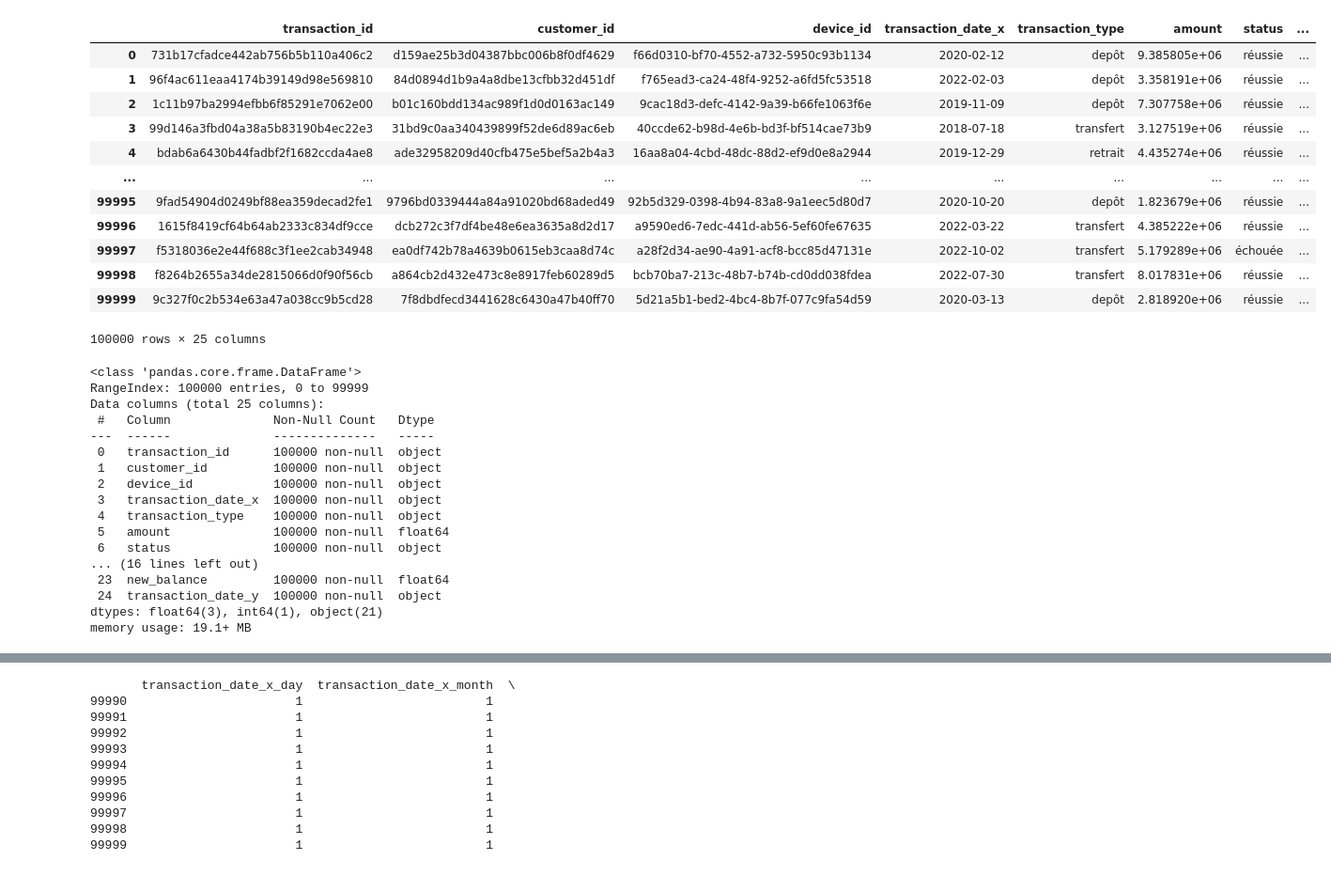
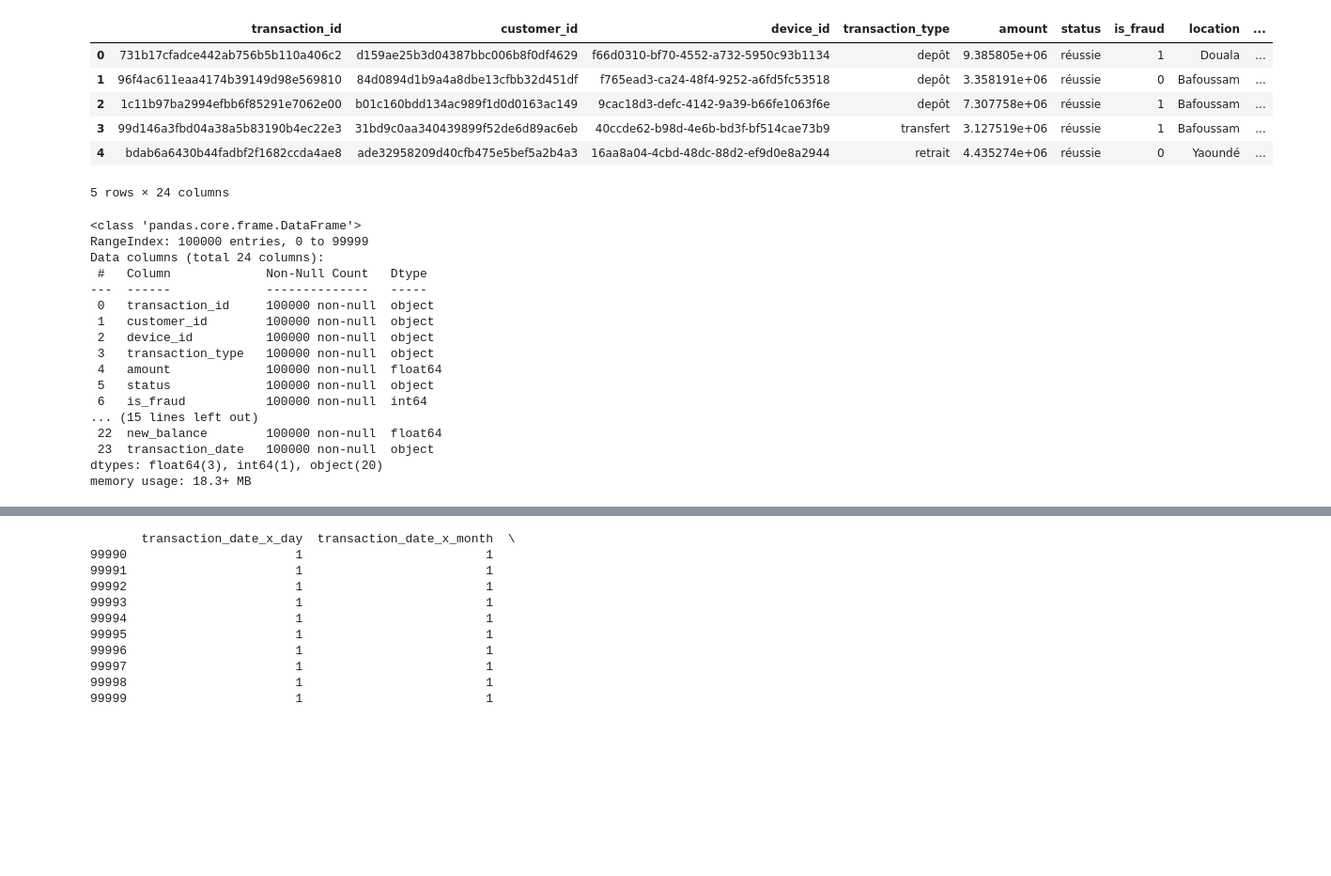
Before and after one commit to StephTess/Detection_des_fraudes_dans_les_transactions, a Jupyter notebook: notebooks/modele.ipynb, the cells around one changed output, grey strips where cells are left out. Shown at 94% size. Cells and saved outputs as stored; diff of their text form; code cells hidden in the pictures; blank space fills up the shorter version.

```diff
--- a/notebooks/modele.ipynb
+++ b/notebooks/modele.ipynb
@@ -12,16 +13,14 @@ from sklearn.feature_selection import mutual_info_regression
 conn = sqlite3.connect('../Datas/db/fraude_detection_warehouse_.db')
 # %%
 # Extraction des tables
-tables = {
-    'alerts': pd.read_sql_query("SELECT * FROM alerts", conn),
-    'customers': pd.read_sql_query("SELECT * FROM customers", conn),
-    'devices': pd.read_sql_query("SELECT * FROM devices", conn),
-    'transaction_history': pd.read_sql_query("SELECT * FROM transaction_history", conn),
-    'transaction_patterns': pd.read_sql_query("SELECT * FROM transaction_patterns", conn),
-    'transactions': pd.read_sql_query("SELECT * FROM transactions", conn)
-}
+alert = pd.read_sql_query("SELECT * FROM alerts", conn)
+customers = pd.read_sql_query("SELECT * FROM customers", conn)
+devices = pd.read_sql_query("SELECT * FROM devices", conn)
+transaction_history = pd.read_sql_query("SELECT * FROM transaction_history", conn)
+transaction_patterns= pd.read_sql_query("SELECT * FROM transaction_patterns", conn)
+transactions = pd.read_sql_query("SELECT * FROM transactions", conn)
 
-tables['alerts']
+alert.head()
 # %% [output]
 |  | alert_id | transaction_id | alert_date | alert_type | alert_status | description |
 | 0 | 51a83841-582a-49f0-b1b7-534b593f02d8 | 19a371c6131c4fadaaa4b59555d41927 | 2022-04-25 03:40:24 | large transaction | closed | Woman life might health ever stat... |
@@ -39,41 +31,35 @@ tables['alerts']
 # %%
 # Fusion des tables
-df1 = tables['transactions'].merge(tables['customers'], on='customer_id', how='left').drop(columns=['first_name', 'last_name'])
-df2 = df1.merge(tables['devices'], on='device_id', how='left')
-df3 = df2.merge(tables['transaction_history'], on=['customer_id', 'transaction_id'], how='left')
+df1 = transactions.merge(customers, on='customer_id', how='left').drop(columns=['first_name', 'last_name', 'transaction_date'])
+df2 = df1.merge(devices, on='device_id', how='left')
+df3 = df2.merge(transaction_history, on=['customer_id', 'transaction_id'], how='left')
 
-df3
+df3.head()
 # %% [output]
-|  | transaction_id | customer_id | device_id | transaction_date_x | transaction_type | amount | status | ... |
-| 0 | 731b17cfadce442ab756b5b110a406c2 | d159ae25b3d04387bbc006b8f0df4629 | f66d0310-bf70-4552-a732-5950c93b1134 | 2020-02-12 | depôt | 9.385805e+06 | réussie | ... |
-| 1 | 96f4ac611eaa4174b39149d98e569810 | 84d0894d1b9a4a8dbe13cfbb32d451df | f765ead3-ca24-48f4-9252-a6fd5fc53518 | 2022-02-03 | depôt | 3.358191e+06 | réussie | ... |
-| 2 | 1c11b97ba2994efbb6f85291e7062e00 | b01c160bdd134ac989f1d0d0163ac149 | 9cac18d3-defc-4142-9a39-b66fe1063f6e | 2019-11-09 | depôt | 7.307758e+06 | réussie | ... |
-| 3 | 99d146a3fbd04a38a5b83190b4ec22e3 | 31bd9c0aa340439899f52de6d89ac6eb | 40ccde62-b98d-4e6b-bd3f-bf514cae73b9 | 2018-07-18 | transfert | 3.127519e+06 | réussie | ... |
-| 4 | bdab6a6430b44fadbf2f1682ccda4ae8 | ade32958209d40cfb475e5bef5a2b4a3 | 16aa8a04-4cbd-48dc-88d2-ef9d0e8a2944 | 2019-12-29 | retrait | 4.435274e+06 | réussie | ... |
-| ... | ... | ... | ... | ... | ... | ... | ... | ... |
-| 99995 | 9fad54904d0249bf88ea359decad2fe1 | 9796bd0339444a84a91020bd68aded49 | 92b5d329-0398-4b94-83a8-9a1eec5d80d7 | 2020-10-20 | depôt | 1.823679e+06 | réussie | ... |
-| 99996 | 1615f8419cf64b64ab2333c834df9cce | dcb272c3f7df4be48e6ea3635a8d2d17 | a9590ed6-7edc-441d-ab56-5ef60fe67635 | 2022-03-22 | transfert | 4.385222e+06 | réussie | ... |
-| 99997 | f5318036e2e44f688c3f1ee2cab34948 | ea0df742b78a4639b0615eb3caa8d74c | a28f2d34-ae90-4a91-acf8-bcc85d47131e | 2022-10-02 | transfert | 5.179289e+06 | échouée | ... |
-| 99998 | f8264b2655a34de2815066d0f90f56cb | a864cb2d432e473c8e8917feb60289d5 | bcb70ba7-213c-48b7-b74b-cd0dd038fdea | 2022-07-30 | transfert | 8.017831e+06 | réussie | ... |
-| 99999 | 9c327f0c2b534e63a47a038cc9b5cd28 | 7f8dbdfecd3441628c6430a47b40ff70 | 5d21a5b1-bed2-4bc4-8b7f-077c9fa54d59 | 2020-03-13 | depôt | 2.818920e+06 | réussie | ... |
+|  | transaction_id | customer_id | device_id | transaction_type | amount | status | is_fraud | location | ... |
+| 0 | 731b17cfadce442ab756b5b110a406c2 | d159ae25b3d04387bbc006b8f0df4629 | f66d0310-bf70-4552-a732-5950c93b1134 | depôt | 9.385805e+06 | réussie | 1 | Douala | ... |
+| 1 | 96f4ac611eaa4174b39149d98e569810 | 84d0894d1b9a4a8dbe13cfbb32d451df | f765ead3-ca24-48f4-9252-a6fd5fc53518 | depôt | 3.358191e+06 | réussie | 0 | Bafoussam | ... |
+| 2 | 1c11b97ba2994efbb6f85291e7062e00 | b01c160bdd134ac989f1d0d0163ac149 | 9cac18d3-defc-4142-9a39-b66fe1063f6e | depôt | 7.307758e+06 | réussie | 1 | Bafoussam | ... |
+| 3 | 99d146a3fbd04a38a5b83190b4ec22e3 | 31bd9c0aa340439899f52de6d89ac6eb | 40ccde62-b98d-4e6b-bd3f-bf514cae73b9 | transfert | 3.127519e+06 | réussie | 1 | Bafoussam | ... |
+| 4 | bdab6a6430b44fadbf2f1682ccda4ae8 | ade32958209d40cfb475e5bef5a2b4a3 | 16aa8a04-4cbd-48dc-88d2-ef9d0e8a2944 | retrait | 4.435274e+06 | réussie | 0 | Yaoundé | ... |
-100000 rows × 25 columns
+5 rows × 24 columns
 # %%
 df3.info()
 # %% [output]
 <class 'pandas.core.frame.DataFrame'>
 RangeIndex: 100000 entries, 0 to 99999
-Data columns (total 25 columns):
- #   Column              Non-Null Count   Dtype
----  ------              --------------   -----
- 0   transaction_id      100000 non-null  object
- 1   customer_id         100000 non-null  object
- 2   device_id           100000 non-null  object
- 3   transaction_date_x  100000 non-null  object
- 4   transaction_type    100000 non-null  object
- 5   amount              100000 non-null  float64
- 6   status              100000 non-null  object
-... (16 lines left out)
- 23  new_balance         100000 non-null  float64
- 24  transaction_date_y  100000 non-null  object
-dtypes: float64(3), int64(1), object(21)
-memory usage: 19.1+ MB
+Data columns (total 24 columns):
+ #   Column             Non-Null Count   Dtype
+---  ------             --------------   -----
+ 0   transaction_id     100000 non-null  object
+ 1   customer_id        100000 non-null  object
+ 2   device_id          100000 non-null  object
+ 3   transaction_type   100000 non-null  object
+ 4   amount             100000 non-null  float64
+ 5   status             100000 non-null  object
+ 6   is_fraud           100000 non-null  int64
+... (15 lines left out)
+ 22  new_balance        100000 non-null  float64
+ 23  transaction_date   100000 non-null  object
+dtypes: float64(3), int64(1), object(20)
+memory usage: 18.3+ MB
```
Also changed, not shown: parts of 14 cells of this notebook.
